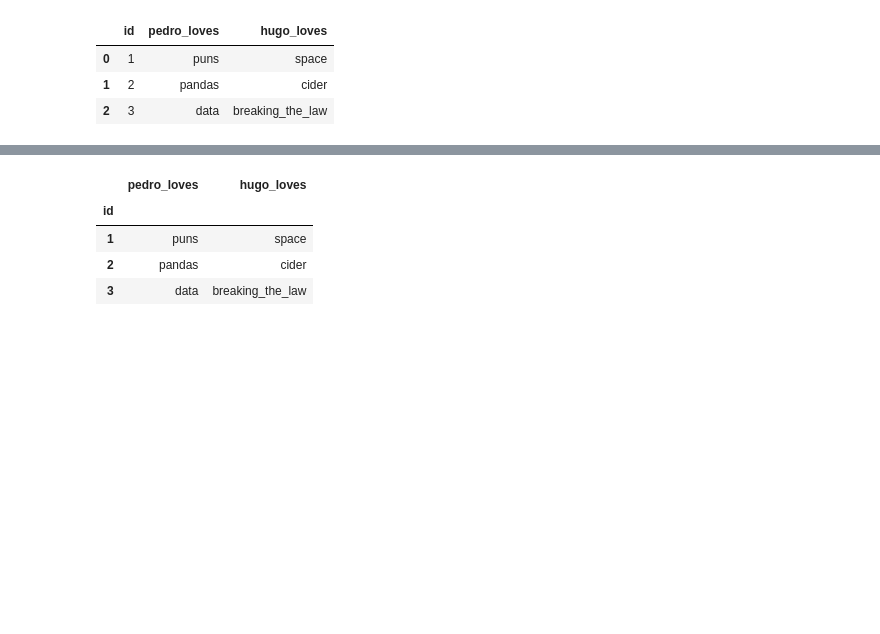
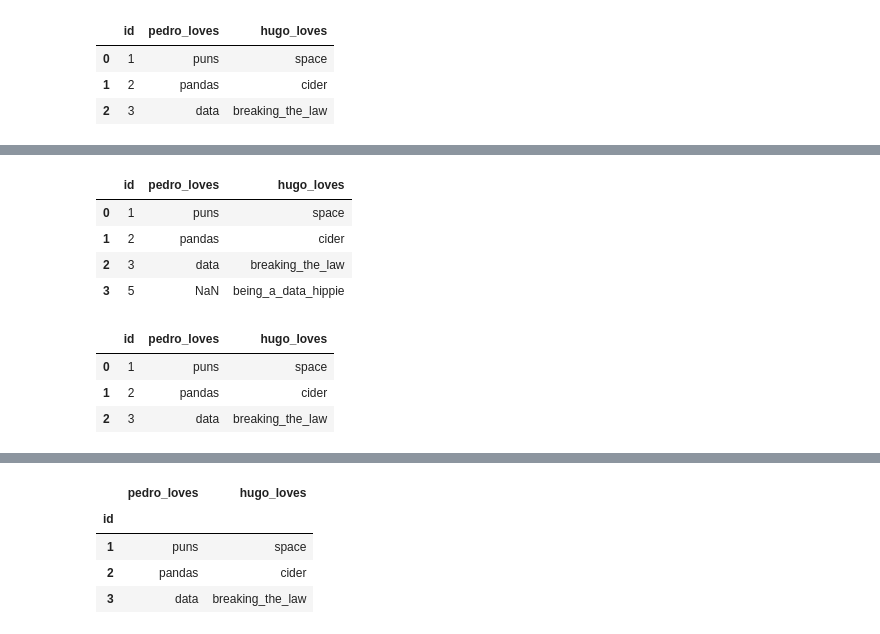
Before and after one commit to LDSSA/hackathon-3-learning, a Jupyter notebook: 03-joining-and-fixing/03-joining-and-fixing.ipynb, the cells around one changed output, grey strips where cells are left out. Drawn from its saved outputs; the diff is of its cells as text; code cells hidden in the pictures; blank space fills up the shorter version.

```diff
--- a/03-joining-and-fixing/03-joining-and-fixing.ipynb
+++ b/03-joining-and-fixing/03-joining-and-fixing.ipynb
@@ -24,0 +43,16 @@ p.merge(h, on='id')
+# %%
+p.merge(h, on='id', how='right')
+# %% [output]
+|  | id | pedro_loves | hugo_loves |
+| 0 | 1 | puns | space |
+| 1 | 2 | pandas | cider |
+| 2 | 3 | data | breaking_the_law |
+| 3 | 5 | NaN | being_a_data_hippie |
+# %%
+# this is the default value
+p.merge(h, on='id', how='inner')
+# %% [output]
+|  | id | pedro_loves | hugo_loves |
+| 0 | 1 | puns | space |
+| 1 | 2 | pandas | cider |
+| 2 | 3 | data | breaking_the_law |
```
Also changed, not shown: parts of 5 cells of this notebook.
